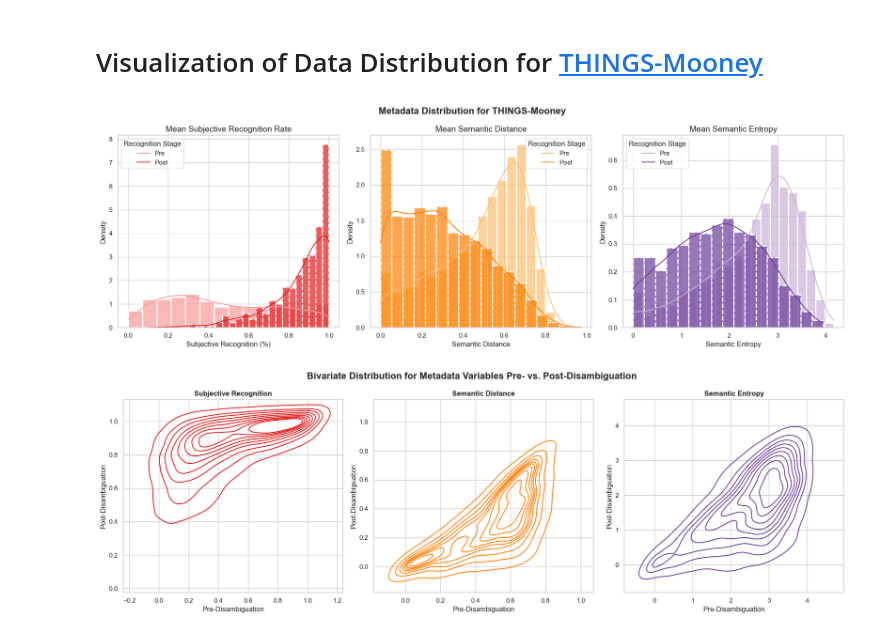
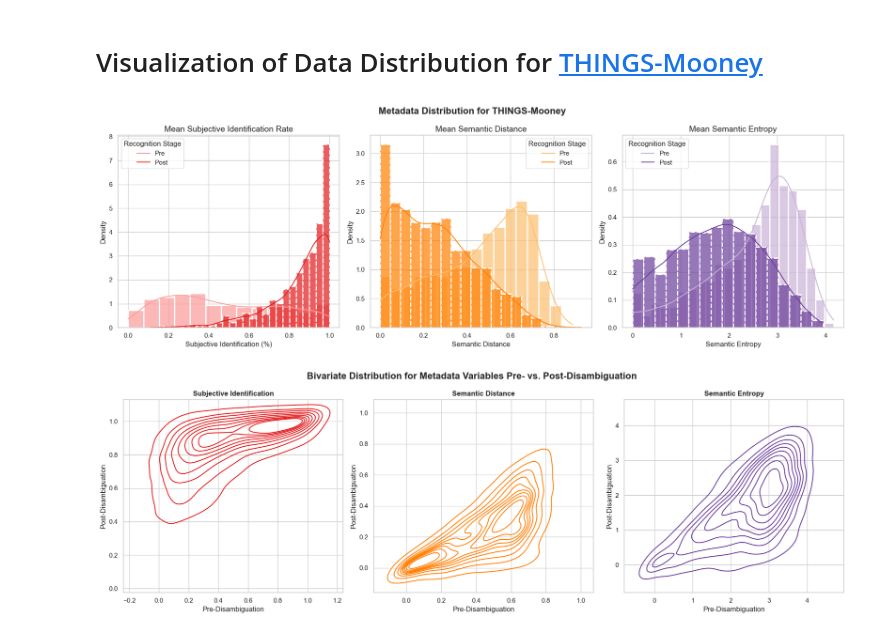
Before and after one commit to wobc/things-mooney, a Jupyter notebook: data_distribution.ipynb, the cells around one changed output. Saved outputs shown, nothing was run; the diff lists cells and outputs as text; code cells hidden in the pictures.

Commit message:
Includes new semantic distance calculations and renamed subjective recognition to subjectiv identification

```diff
--- a/data_distribution.ipynb
+++ b/data_distribution.ipynb
@@ -9,64 +9,64 @@ metadata = pd.read_csv('things_mooney_metadata.csv')
 # %%
 # Set the style for the plot
 sns.set(style="whitegrid")
 
-# Plot the pre and post subjective recognition histograms
+# Plot the pre and post data histograms
 fig, (ax1, ax2, ax3) = plt.subplots(1, 3, figsize=(18, 6))
 fig.suptitle('Metadata Distribution for THINGS-Mooney', fontsize=16, fontweight='bold')
 
-# Subjective Recognition
-sns.histplot(metadata.mean_subj_recog_pre, kde=True, stat="density", label="Pre", ax=ax1, color=sns.color_palette("Paired")[4], linewidth=2, linestyle='-', alpha=0.7)
-sns.histplot(metadata.mean_subj_recog_post, kde=True, stat="density", label="Post", ax=ax1, color=sns.color_palette("Paired")[5], linewidth=2, linestyle='--', alpha=0.7)
-ax1.set_title("Mean Subjective Recognition Rate", fontsize=14)
-ax1.set_xlabel("Subjective Recognition (%)", fontsize=12)
+# Subjective Identification
+sns.histplot(metadata.subj_ident_pre, kde=True, stat="density", label="Pre", ax=ax1, color=sns.color_palette("Paired")[4], linewidth=2, linestyle='-', alpha=0.7)
+sns.histplot(metadata.subj_ident_post, kde=True, stat="density", label="Post", ax=ax1, color=sns.color_palette("Paired")[5], linewidth=2, linestyle='--', alpha=0.7)
+ax1.set_title("Mean Subjective Identification Rate", fontsize=14)
+ax1.set_xlabel("Subjective Identification (%)", fontsize=12)
 ax1.set_ylabel("Density", fontsize=12)
 ax1.legend(labels=["Pre", "Post"], title="Recognition Stage")
 
 # Semantic Distance
-sns.histplot(metadata.mean_sem_dist_pre, kde=True, stat="density", label="Pre", ax=ax2, color=sns.color_palette("Paired")[6], linewidth=2, linestyle='-', alpha=0.7)
-sns.histplot(metadata.mean_sem_dist_post, kde=True, stat="density", label="Post", ax=ax2, color=sns.color_palette("Paired")[7], linewidth=2, linestyle='--', alpha=0.7)
+sns.histplot(metadata.sem_dist_pre, kde=True, stat="density", label="Pre", ax=ax2, color=sns.color_palette("Paired")[6], linewidth=2, linestyle='-', alpha=0.7)
+sns.histplot(metadata.sem_dist_post, kde=True, stat="density", label="Post", ax=ax2, color=sns.color_palette("Paired")[7], linewidth=2, linestyle='--', alpha=0.7)
 ax2.set_title("Mean Semantic Distance", fontsize=14)
 ax2.set_xlabel("Semantic Distance", fontsize=12)
 ax2.set_ylabel("Density", fontsize=12)
 ax2.legend(labels=["Pre", "Post"], title="Recognition Stage")
 
 # Semantic Entropy
-sns.histplot(metadata.pre_semantic_entropy, kde=True, stat="density", label="Pre", ax=ax3, color=sns.color_palette("Paired")[8], linewidth=2, linestyle='-', alpha=0.7)
-sns.histplot(metadata.post_semantic_entropy, kde=True, stat="density", label="Post", ax=ax3, color=sns.color_palette("Paired")[9], linewidth=2, linestyle='--', alpha=0.7)
+sns.histplot(metadata.sem_entropy_pre, kde=True, stat="density", label="Pre", ax=ax3, color=sns.color_palette("Paired")[8], linewidth=2, linestyle='-', alpha=0.7)
+sns.histplot(metadata.sem_entropy_post, kde=True, stat="density", label="Post", ax=ax3, color=sns.color_palette("Paired")[9], linewidth=2, linestyle='--', alpha=0.7)
 ax3.set_title("Mean Semantic Entropy", fontsize=14)
 ax3.set_xlabel("Semantic Entropy", fontsize=12)
 ax3.set_ylabel("Density", fontsize=12)
 ax3.legend(labels=["Pre", "Post"], title="Recognition Stage")
 
 # Tight layout to avoid overlaps
 plt.tight_layout()
 
 # Show plot
 plt.show()
 # %% [output]
-[figure, old version]
+[figure, new version]
 # %%
 # Set the style for the plot
 sns.set(style="whitegrid")
 
-# Plot the pre and post subjective recognition histograms
+# Plot the pre and post bivariate distributions
 fig, (ax1, ax2, ax3) = plt.subplots(1,3, figsize=(18, 6))
 fig.suptitle('Bivariate Distribution for Metadata Variables Pre- vs. Post-Disambiguation', fontsize=16, fontweight='bold')
 
-# Subjective Recognition
-sns.kdeplot(metadata, x="mean_subj_recog_pre", y="mean_subj_recog_post", ax=ax1, color=sns.color_palette("Paired")[5])
-ax1.set_title("Subjective Recognition", fontweight='bold')
+# Subjective Identification
+sns.kdeplot(metadata, x="subj_ident_pre", y="subj_ident_post", ax=ax1, color=sns.color_palette("Paired")[5])
+ax1.set_title("Subjective Identification", fontweight='bold')
 ax1.set_xlabel("Pre-Disambiguation")
 ax1.set_ylabel("Post-Disambiguation")
 
 # Semantic Distance
-sns.kdeplot(metadata, x="mean_sem_dist_pre", y="mean_sem_dist_post", ax=ax2, color=sns.color_palette("Paired")[7])
+sns.kdeplot(metadata, x="sem_dist_pre", y="sem_dist_post", ax=ax2, color=sns.color_palette("Paired")[7])
 ax2.set_title("Semantic Distance", fontweight='bold')
 ax2.set_xlabel("Pre-Disambiguation")
 ax2.set_ylabel("Post-Disambiguation")
 
 # Semantic Entropy
-sns.kdeplot(metadata, x="pre_semantic_entropy", y="post_semantic_entropy", ax=ax3, color=sns.color_palette("Paired")[9])
+sns.kdeplot(metadata, x="sem_entropy_pre", y="sem_entropy_post", ax=ax3, color=sns.color_palette("Paired")[9])
 ax3.set_title("Semantic Entropy", fontweight='bold')
 ax3.set_xlabel("Pre-Disambiguation")
 ax3.set_ylabel("Post-Disambiguation")
@@ -77,4 +77,4 @@ plt.tight_layout()
 # Show plot
 plt.show()
 # %% [output]
-[figure, old version]
+[figure, new version]
```
Also changed, not shown: 6 other files.
